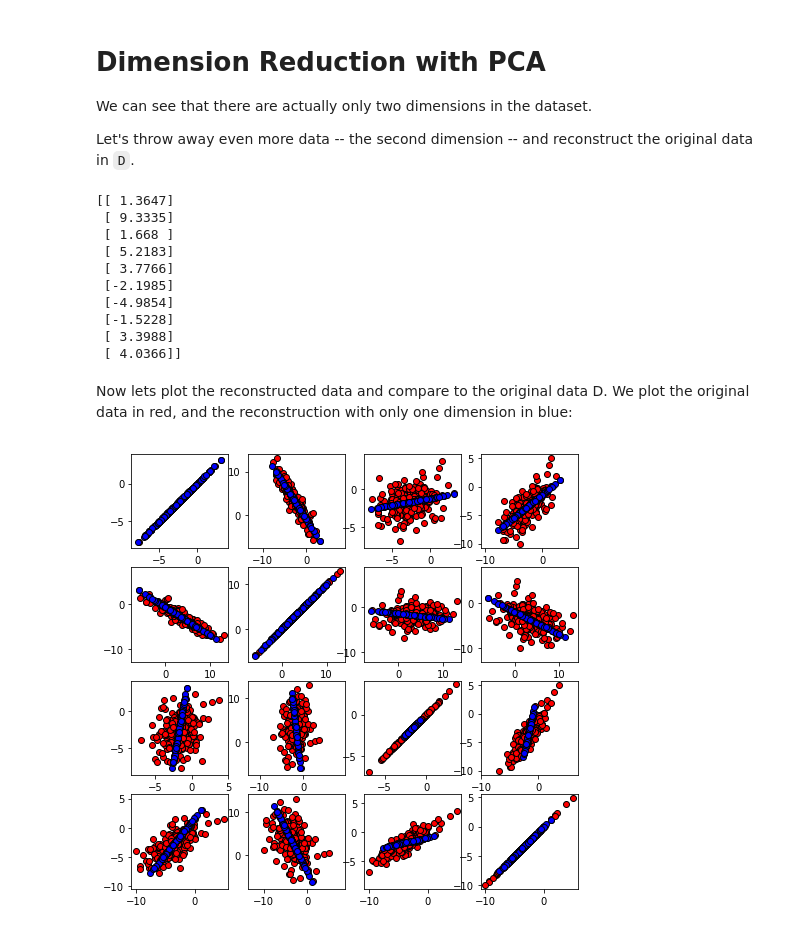
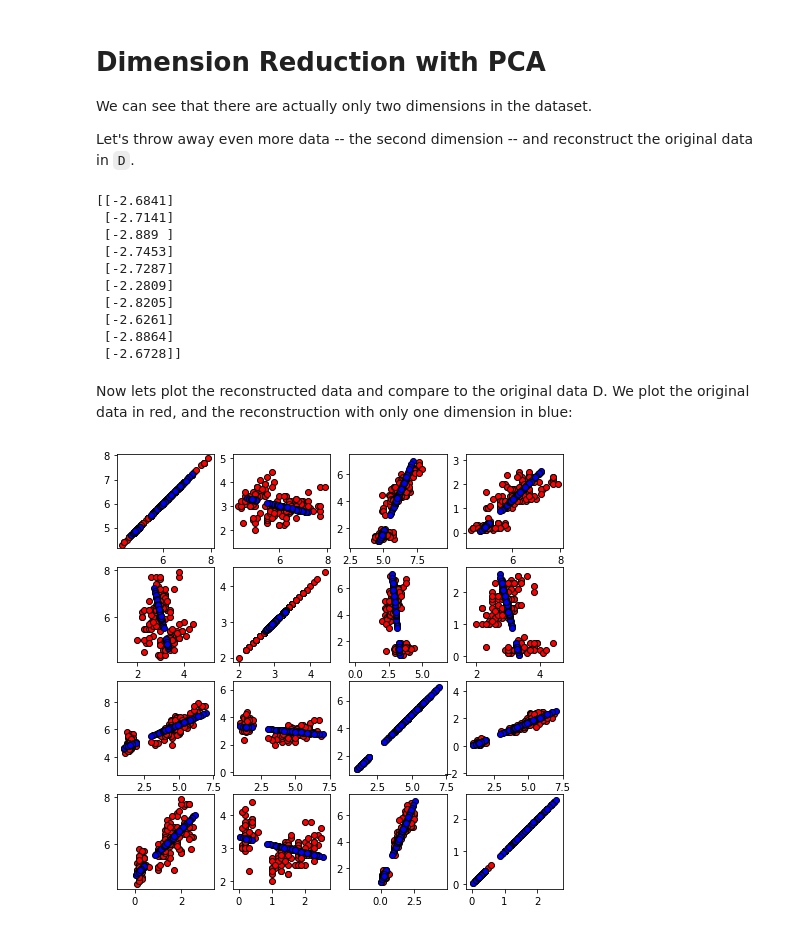
Before and after one commit to leondonglh/PCAresearch, a Jupyter notebook: PCA_Introduction.ipynb, the cells around one changed output. Drawn from its saved outputs; the diff is of its cells as text; code cells hidden in the pictures.

```diff
--- a/PCA_Introduction.ipynb
+++ b/PCA_Introduction.ipynb
@@ -274,10 +288,10 @@ print X_HD[:10]
 We can also try plot a few two-dimensional projections:
 # %%
 plt.figure(figsize=(8,8))
-for i in xrange(4):
-    for j in xrange(4):
+for i in range(0,4):
+    for j in range(0,4):
         plt.subplot(4, 4, i * 4 + j + 1)
-        plt.scatter(X_HD[:,i], X_HD[:,j],c ="b", edgecolors = "black")
+        plt.scatter(iris_HD[:,i].tolist(), iris_HD[:,j].tolist(),c = colorClass, edgecolors = "black")
         plt.axis('equal')
         plt.gca().set_aspect('equal')
 # %% [output]
@@ -287,6 +301,6 @@ It is not easy to see that this is still a two-dimensional dataset!
 
 However, if we now do PCA on it, you'll see that the last two dimensions do not matter at all:
 # %%
-X_HE = pca.fit_transform(X_HD)
-print X_HE[:10,:]
+X_HE = pca.fit_transform(iris_HD)
+print (X_HE[:10,:])
 # %% [output]
@@ -313,10 +327,10 @@ plt.gca().set_aspect('equal')
 Why does the result look differently than the two-dimensional data from which we generated it?
 # %%
 plt.figure(figsize=(8,8))
-for i in xrange(4):
-    for j in xrange(4):
+for i in range(4):
+    for j in range(4):
         plt.subplot(4, 4, i * 4 + j + 1)
-        plt.scatter(X_HE[:,i], X_HE[:,j], c = "b", edgecolor = "black")
+        plt.scatter(X_HE[:,i], X_HE[:,j], c = colorClass, edgecolor = "black")
         plt.gca().set_xlim(-40,40)
         plt.gca().set_ylim(-40,40)
         plt.axis('equal')
@@ -332,29 +346,29 @@ We can see that there are actually only two dimensions in the dataset.
 Let's throw away even more data -- the second dimension -- and reconstruct the original data in `D`.
 # %%
 pca = PCA(1) # only keep one dimension!
-X_E = pca.fit_transform(X_HD)
-print X_E[:10,:]
+X_E = pca.fit_transform(iris_HD)
+print (X_E[:10,:])
 # %% [output]
-[[ 1.3647]
- [ 9.3335]
- [ 1.668 ]
- [ 5.2183]
- [ 3.7766]
- [-2.1985]
- [-4.9854]
- [-1.5228]
- [ 3.3988]
- [ 4.0366]]
+[[-2.6841]
+ [-2.7141]
+ [-2.889 ]
+ [-2.7453]
+ [-2.7287]
+ [-2.2809]
+ [-2.8205]
+ [-2.6261]
+ [-2.8864]
+ [-2.6728]]
 # %% [markdown]
 Now lets plot the reconstructed data and compare to the original data D. We plot the original data in red, and the reconstruction with only one dimension in blue:
 # %%
 X_reconstructed = pca.inverse_transform(X_E)
 plt.figure(figsize=(8,8))
-for i in xrange(4):
-    for j in xrange(4):
+for i in range(4):
+    for j in range(4):
         plt.subplot(4, 4, i * 4 + j + 1)
-        plt.scatter(X_HD[:,i], X_HD[:,j],c='r', edgecolor = "black")
+        plt.scatter(iris_HD[:,i].tolist(), iris_HD[:,j].tolist(),c='r', edgecolor = "black")
         plt.scatter(X_reconstructed[:,i], X_reconstructed[:,j],c='b', edgecolor = "black")
         plt.axis('equal')
 # %% [output]
-[figure, old version]
+[figure, new version]
```
Also changed, not shown: parts of 16 cells of this notebook, 1 other file.
